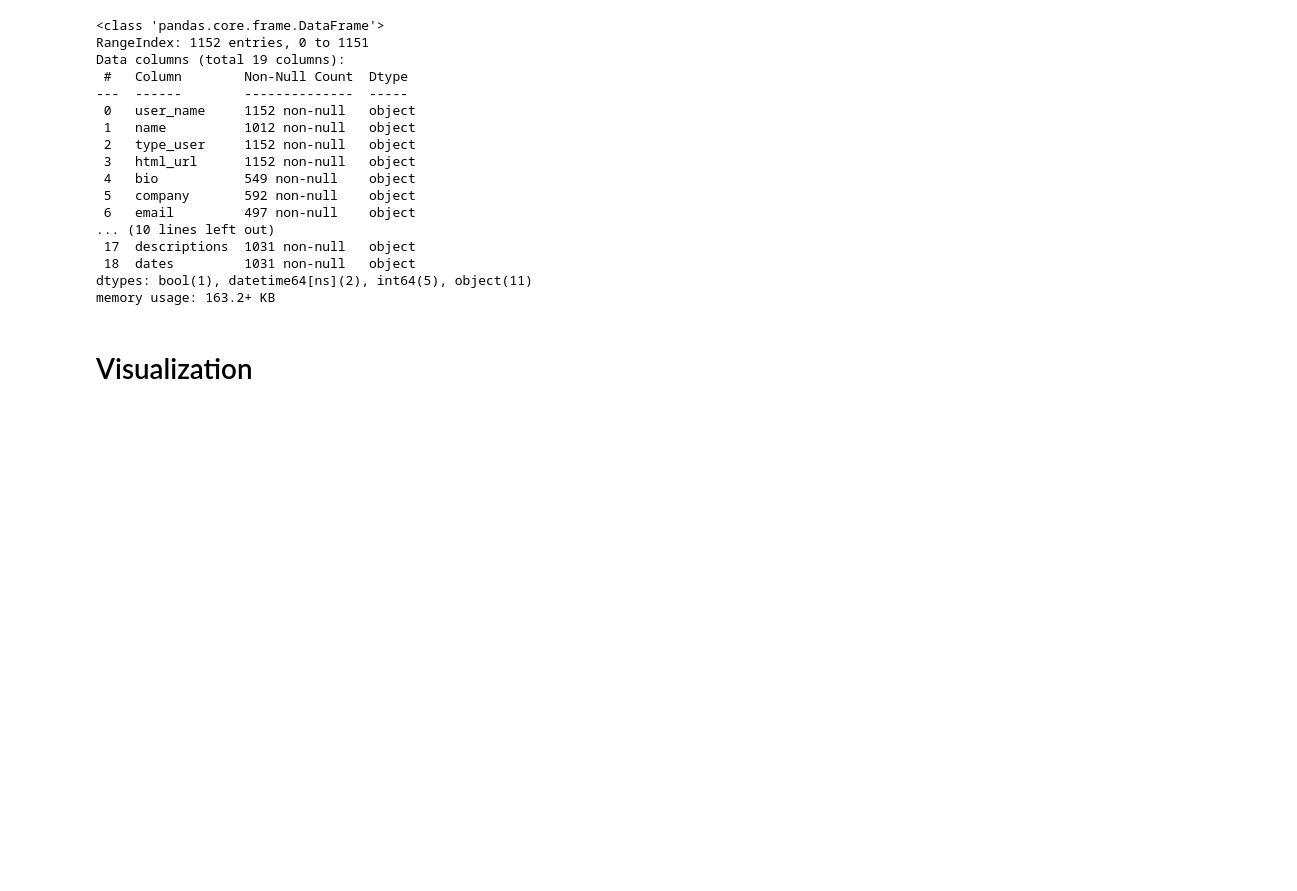
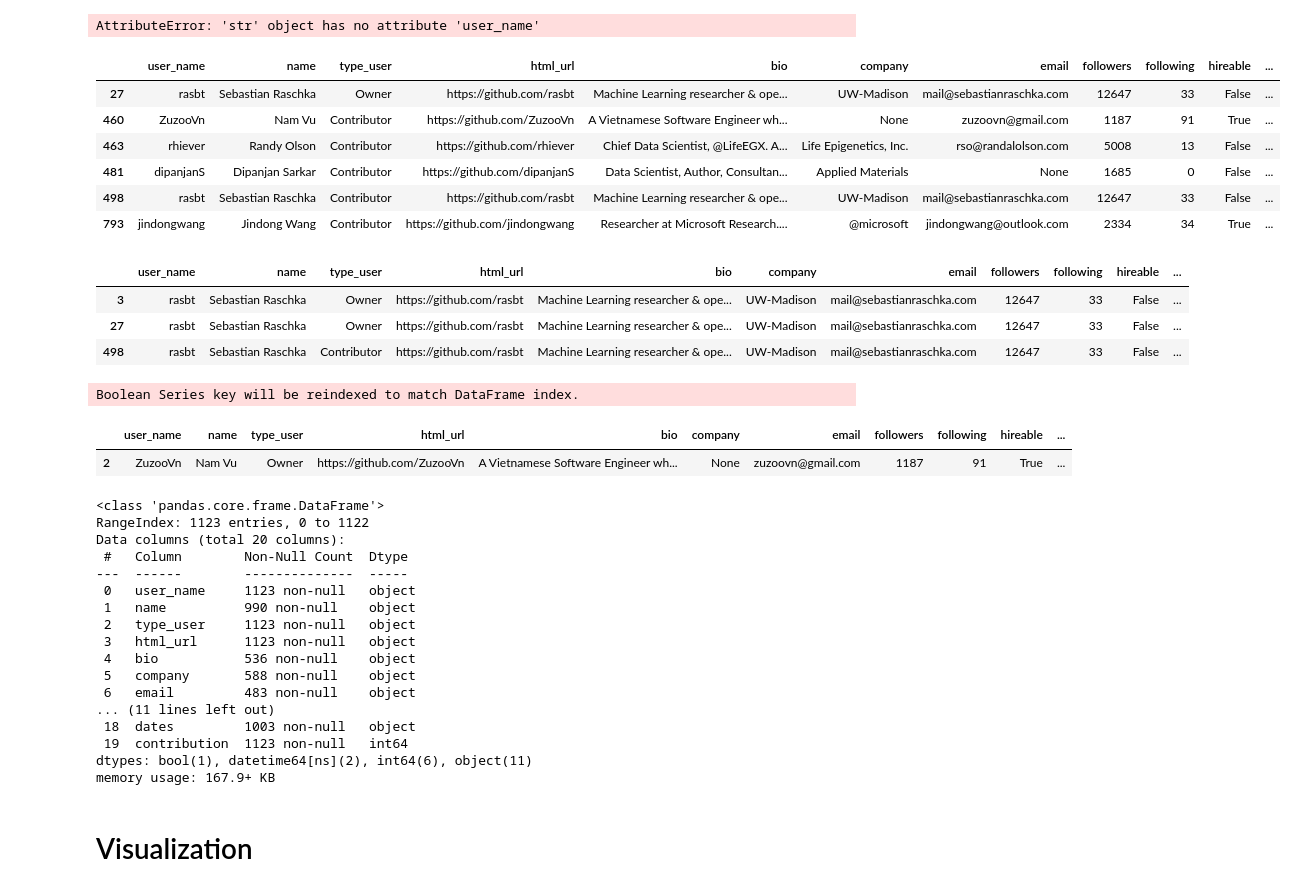
Before and after one commit to khuyentran1401/EPS-Y, a Jupyter notebook: scrape_github/gitscrapy/gitscrapy/Data_analysis.ipynb, the cells around one changed output. Saved outputs shown, nothing was run; the diff lists cells and outputs as text; code cells hidden in the pictures; blank space fills up the shorter version.

```diff
--- a/scrape_github/gitscrapy/gitscrapy/Data_analysis.ipynb
+++ b/scrape_github/gitscrapy/gitscrapy/Data_analysis.ipynb
@@ -70,7 +87,8 @@ def change_types(df):
                'hireable': bool,
                'total_stars': int,
                'max_star': int,
-               'forks': int}
+               'forks': int,
+                'contribution': int}
 
 
     df = df.astype(convert_dict)
@@ -87,26 +105,56 @@ def process_df(df):
     return df
 # %%
 new_profile = process_df(profile)
+# %%
+duplicated = new_profile[new_profile.iloc[:,0].duplicated()]
+
+def remove_duplicated(user_name, df):
+    df[df.user_name==user_name] = df[df.user_name==user_name][df.type_user=='Owner']
+# %% [output]
+AttributeError: 'str' object has no attribute 'user_name'
+# %%
+duplicated
+# %% [output]
+|  | user_name | name | type_user | html_url | bio | company | email | followers | following | hireable | ... |
+| 27 | rasbt | Sebastian Raschka | Owner | https://github.com/rasbt | Machine Learning researcher & ope... | UW-Madison | mail@sebastianraschka.com | 12647 | 33 | False | ... |
+| 460 | ZuzooVn | Nam Vu | Contributor | https://github.com/ZuzooVn | A Vietnamese Software Engineer wh... | None | zuzoovn@gmail.com | 1187 | 91 | True | ... |
+| 463 | rhiever | Randy Olson | Contributor | https://github.com/rhiever | Chief Data Scientist, @LifeEGX. A... | Life Epigenetics, Inc. | rso@randalolson.com | 5008 | 13 | False | ... |
+| 481 | dipanjanS | Dipanjan Sarkar | Contributor | https://github.com/dipanjanS | Data Scientist, Author, Consultan... | Applied Materials | None | 1685 | 0 | False | ... |
+| 498 | rasbt | Sebastian Raschka | Contributor | https://github.com/rasbt | Machine Learning researcher & ope... | UW-Madison | mail@sebastianraschka.com | 12647 | 33 | False | ... |
+| 793 | jindongwang | Jindong Wang | Contributor | https://github.com/jindongwang | Researcher at Microsoft Research.... | @microsoft | jindongwang@outlook.com | 2334 | 34 | True | ... |
+# %%
+new_profile[new_profile.user_name=='rasbt']
+# %% [output]
+|  | user_name | name | type_user | html_url | bio | company | email | followers | following | hireable | ... |
+| 3 | rasbt | Sebastian Raschka | Owner | https://github.com/rasbt | Machine Learning researcher & ope... | UW-Madison | mail@sebastianraschka.com | 12647 | 33 | False | ... |
+| 27 | rasbt | Sebastian Raschka | Owner | https://github.com/rasbt | Machine Learning researcher & ope... | UW-Madison | mail@sebastianraschka.com | 12647 | 33 | False | ... |
+| 498 | rasbt | Sebastian Raschka | Contributor | https://github.com/rasbt | Machine Learning researcher & ope... | UW-Madison | mail@sebastianraschka.com | 12647 | 33 | False | ... |
+# %%
+new_profile[new_profile.user_name=='ZuzooVn'][new_profile.type_user=='Owner']
+# %% [output]
+Boolean Series key will be reindexed to match DataFrame index.
+|  | user_name | name | type_user | html_url | bio | company | email | followers | following | hireable | ... |
+| 2 | ZuzooVn | Nam Vu | Owner | https://github.com/ZuzooVn | A Vietnamese Software Engineer wh... | None | zuzoovn@gmail.com | 1187 | 91 | True | ... |
 # %%
 new_profile.info()
 # %% [output]
 <class 'pandas.core.frame.DataFrame'>
-RangeIndex: 1152 entries, 0 to 1151
-Data columns (total 19 columns):
+RangeIndex: 1123 entries, 0 to 1122
+Data columns (total 20 columns):
  #   Column        Non-Null Count  Dtype
 ---  ------        --------------  -----
- 0   user_name     1152 non-null   object
- 1   name          1012 non-null   object
- 2   type_user     1152 non-null   object
- 3   html_url      1152 non-null   object
- 4   bio           549 non-null    object
- 5   company       592 non-null    object
- 6   email         497 non-null    object
-... (10 lines left out)
- 17  descriptions  1031 non-null   object
- 18  dates         1031 non-null   object
-dtypes: bool(1), datetime64[ns](2), int64(5), object(11)
-memory usage: 163.2+ KB
+ 0   user_name     1123 non-null   object
+ 1   name          990 non-null    object
+ 2   type_user     1123 non-null   object
+ 3   html_url      1123 non-null   object
+ 4   bio           536 non-null    object
+ 5   company       588 non-null    object
+ 6   email         483 non-null    object
+... (11 lines left out)
+ 18  dates         1003 non-null   object
+ 19  contribution  1123 non-null   int64
+dtypes: bool(1), datetime64[ns](2), int64(6), object(11)
+memory usage: 167.9+ KB
 # %% [markdown]
 # Visualization
 # %%
```
Also changed, not shown: parts of 18 cells of this notebook, 46 other files.
